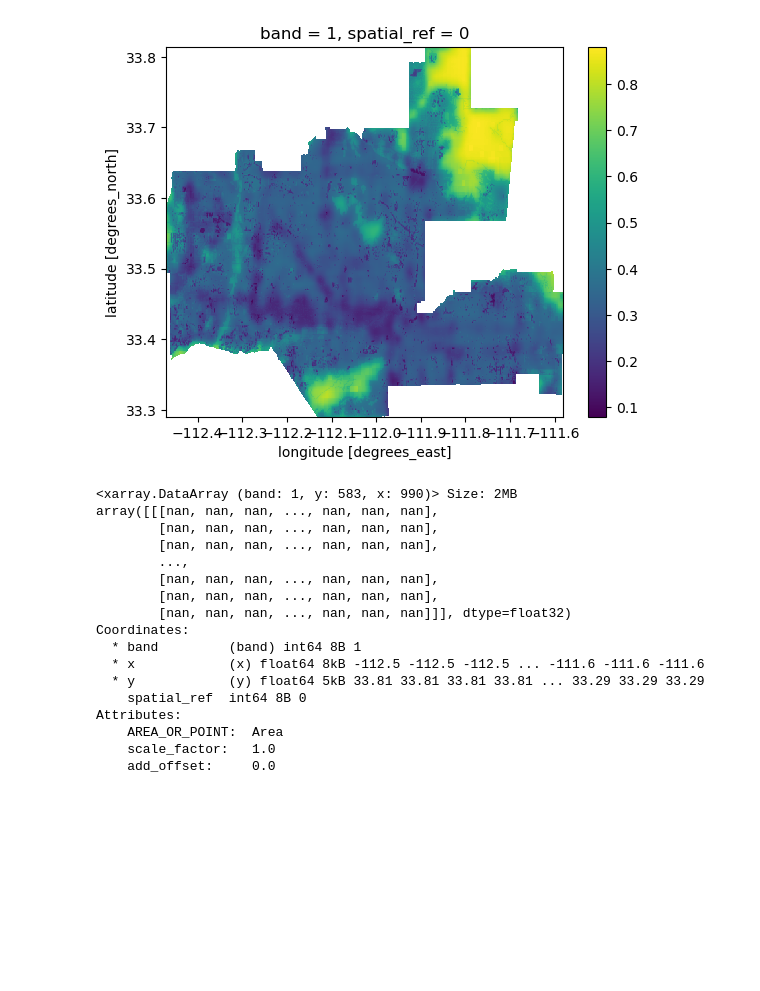
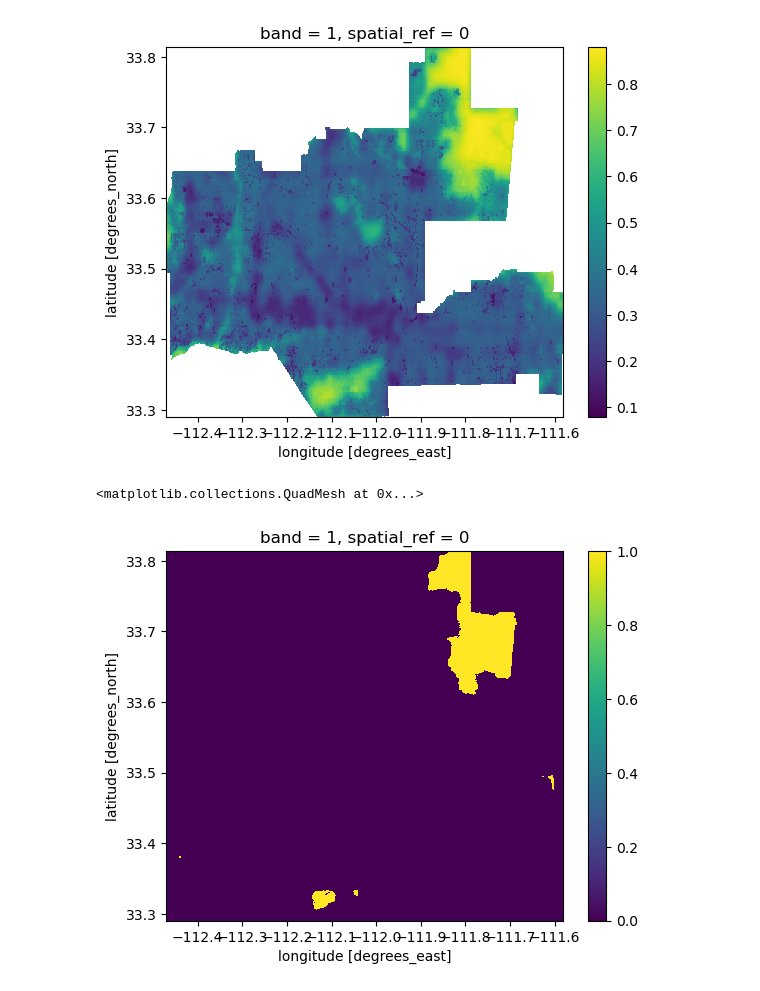
Before and after one commit to sofiiir/task2-biodiversity-intactness, a Jupyter notebook: task2-biodiversity-intactness.ipynb, the cells around one changed output. Cells and saved outputs as stored; diff of their text form; code cells hidden in the pictures; blank space fills up the shorter version.

```diff
--- a/task2-biodiversity-intactness.ipynb
+++ b/task2-biodiversity-intactness.ipynb
@@ -149,6 +149,6 @@ ctx.add_basemap(ax,
 # %% [markdown]
 Calculate the percentage of area where Biodiversity Intactness Index (BII) is at least 0.75 in 2017.
 # %%
-# Clip the raster data with the Phoenix shape
-bio_2017 = bio_2017.rio.clip(phoenix.geometry)
-bio_2020 = bio_2020.rio.clip(phoenix.geometry)
+# Clip the raster data with the Phoenix shape geometry
+bio_2017 = bio_2017.rio.clip(phoenix.geometry, phoenix.crs)
+bio_2020 = bio_2020.rio.clip(phoenix.geometry, phoenix.crs)
@@ -162,25 +166,12 @@ bio_2020.plot()
 # %% [output]
 <matplotlib.collections.QuadMesh at 0x...>
 [figure]
-# %%
-bio_2017
-# %% [output]
-<xarray.DataArray (band: 1, y: 583, x: 990)> Size: 2MB
-array([[[nan, nan, nan, ..., nan, nan, nan],
-        [nan, nan, nan, ..., nan, nan, nan],
-        [nan, nan, nan, ..., nan, nan, nan],
-        ...,
-        [nan, nan, nan, ..., nan, nan, nan],
-        [nan, nan, nan, ..., nan, nan, nan],
-        [nan, nan, nan, ..., nan, nan, nan]]], dtype=float32)
-Coordinates:
-  * band         (band) int64 8B 1
-  * x            (x) float64 8kB -112.5 -112.5 -112.5 ... -111.6 -111.6 -111.6
-  * y            (y) float64 5kB 33.81 33.81 33.81 33.81 ... 33.29 33.29 33.29
-    spatial_ref  int64 8B 0
-Attributes:
-    AREA_OR_POINT:  Area
-    scale_factor:   1.0
-    add_offset:     0.0
 # %%
-# bio_2017[bio_2017 >= 0.75]
+#
+bio_17_75 = bio_2017 >= 0.75
+# %%
+# 2017 BII data above 75
+bio_17_75.plot()
+# %% [output]
+<matplotlib.collections.QuadMesh at 0x...>
+[figure, added]
```
Also changed, not shown: parts of 13 cells of this notebook.
